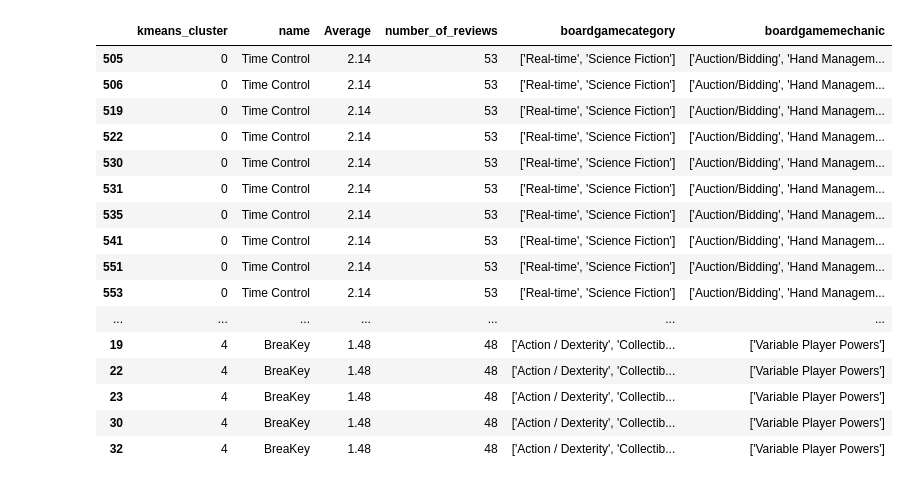
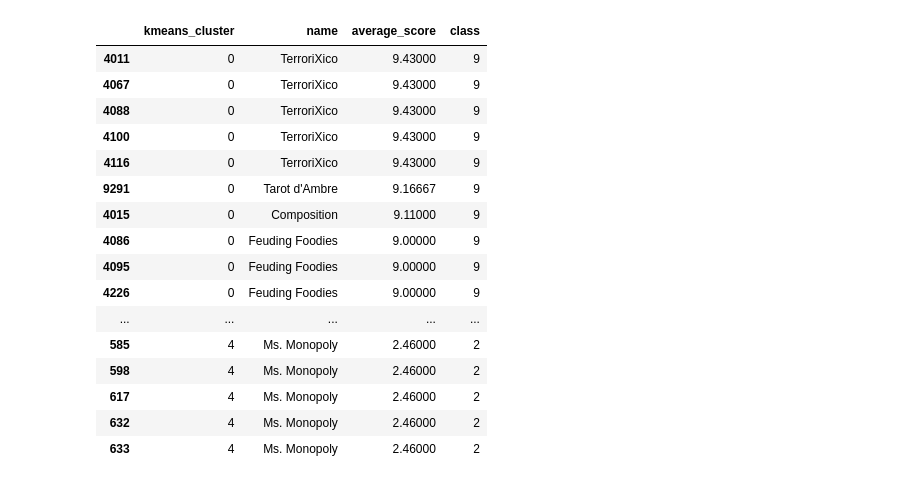
Before and after one commit to qigol/ml1-project-lt4, a Jupyter notebook: working-notebooks/brit/clustering.ipynb, the cells around one changed output. Cells and saved outputs as stored; diff of their text form; code cells hidden in the pictures.

```diff
--- a/working-notebooks/brit/clustering.ipynb
+++ b/working-notebooks/brit/clustering.ipynb
@@ -13,10 +11,10 @@ from sklearn.metrics import silhouette_score, davies_bouldin_score
 from sklearn.metrics.pairwise import cosine_similarity
 from sklearn.decomposition import PCA
 # %%
-# Load the final SVD feature table from the SVD notebook.
-# This table already contains the reduced semantic vectors: SV_1 to SV_998.
+# This cell loads the updated SVD table from the balanced_desc_only dataset.
+# This is the correct file to cluster because it already contains the SVD semantic vectors.
 
-svd_df = pd.read_csv("../brit/balanced_svd_table.csv")
+svd_df = pd.read_csv("../brit/balanced_desc_only_svd_table.csv")
 
 print("SVD table shape:", svd_df.shape)
 print("Columns:", svd_df.columns[:10].tolist(), "...")
@@ -293,38 +257,36 @@ subcluster_summary
 # %%
-# This gives the highest-rated games in each broad KMeans cluster.
-# These can be used as competitive benchmarks.
+# This cell finds the highest-scoring games in each KMeans cluster.
+# These can be used as top examples or competitive benchmarks.
 
 top_games_per_cluster = (
     svd_df
-    .sort_values(["kmeans_cluster", "Average"], ascending=[True, False])
+    .sort_values(["kmeans_cluster", "average_score"], ascending=[True, False])
     .groupby("kmeans_cluster")
     .head(10)
 )
 
 top_games_per_cluster[[
     "kmeans_cluster",
     "name",
-    "Average",
-    "number_of_reviews",
-    "boardgamecategory",
-    "boardgamemechanic"
+    "average_score",
+    "class"
 ]]
 # %% [output]
-|  | kmeans_cluster | name | Average | number_of_reviews | boardgamecategory | boardgamemechanic |
-| 505 | 0 | Time Control | 2.14 | 53 | ['Real-time', 'Science Fiction'] | ['Auction/Bidding', 'Hand Managem... |
-| 506 | 0 | Time Control | 2.14 | 53 | ['Real-time', 'Science Fiction'] | ['Auction/Bidding', 'Hand Managem... |
-| 519 | 0 | Time Control | 2.14 | 53 | ['Real-time', 'Science Fiction'] | ['Auction/Bidding', 'Hand Managem... |
-| 522 | 0 | Time Control | 2.14 | 53 | ['Real-time', 'Science Fiction'] | ['Auction/Bidding', 'Hand Managem... |
-| 530 | 0 | Time Control | 2.14 | 53 | ['Real-time', 'Science Fiction'] | ['Auction/Bidding', 'Hand Managem... |
-| 531 | 0 | Time Control | 2.14 | 53 | ['Real-time', 'Science Fiction'] | ['Auction/Bidding', 'Hand Managem... |
-| 535 | 0 | Time Control | 2.14 | 53 | ['Real-time', 'Science Fiction'] | ['Auction/Bidding', 'Hand Managem... |
-| 541 | 0 | Time Control | 2.14 | 53 | ['Real-time', 'Science Fiction'] | ['Auction/Bidding', 'Hand Managem... |
-| 551 | 0 | Time Control | 2.14 | 53 | ['Real-time', 'Science Fiction'] | ['Auction/Bidding', 'Hand Managem... |
-| 553 | 0 | Time Control | 2.14 | 53 | ['Real-time', 'Science Fiction'] | ['Auction/Bidding', 'Hand Managem... |
-| ... | ... | ... | ... | ... | ... | ... |
-| 19 | 4 | BreaKey | 1.48 | 48 | ['Action / Dexterity', 'Collectib... | ['Variable Player Powers'] |
-| 22 | 4 | BreaKey | 1.48 | 48 | ['Action / Dexterity', 'Collectib... | ['Variable Player Powers'] |
-| 23 | 4 | BreaKey | 1.48 | 48 | ['Action / Dexterity', 'Collectib... | ['Variable Player Powers'] |
-| 30 | 4 | BreaKey | 1.48 | 48 | ['Action / Dexterity', 'Collectib... | ['Variable Player Powers'] |
-| 32 | 4 | BreaKey | 1.48 | 48 | ['Action / Dexterity', 'Collectib... | ['Variable Player Powers'] |
+|  | kmeans_cluster | name | average_score | class |
+| 4011 | 0 | TerroriXico | 9.43000 | 9 |
+| 4067 | 0 | TerroriXico | 9.43000 | 9 |
+| 4088 | 0 | TerroriXico | 9.43000 | 9 |
+| 4100 | 0 | TerroriXico | 9.43000 | 9 |
+| 4116 | 0 | TerroriXico | 9.43000 | 9 |
+| 9291 | 0 | Tarot d'Ambre | 9.16667 | 9 |
+| 4015 | 0 | Composition | 9.11000 | 9 |
+| 4086 | 0 | Feuding Foodies | 9.00000 | 9 |
+| 4095 | 0 | Feuding Foodies | 9.00000 | 9 |
+| 4226 | 0 | Feuding Foodies | 9.00000 | 9 |
+| ... | ... | ... | ... | ... |
+| 585 | 4 | Ms. Monopoly | 2.46000 | 2 |
+| 598 | 4 | Ms. Monopoly | 2.46000 | 2 |
+| 617 | 4 | Ms. Monopoly | 2.46000 | 2 |
+| 632 | 4 | Ms. Monopoly | 2.46000 | 2 |
+| 633 | 4 | Ms. Monopoly | 2.46000 | 2 |
 # %%
```
Also changed, not shown: parts of 17 cells of this notebook.
